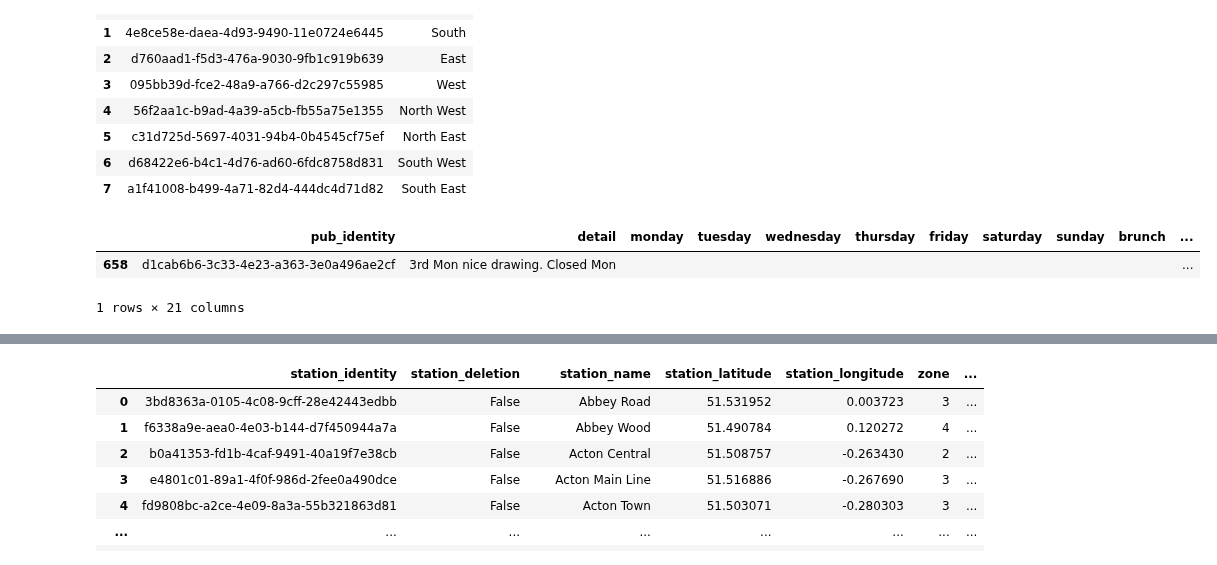
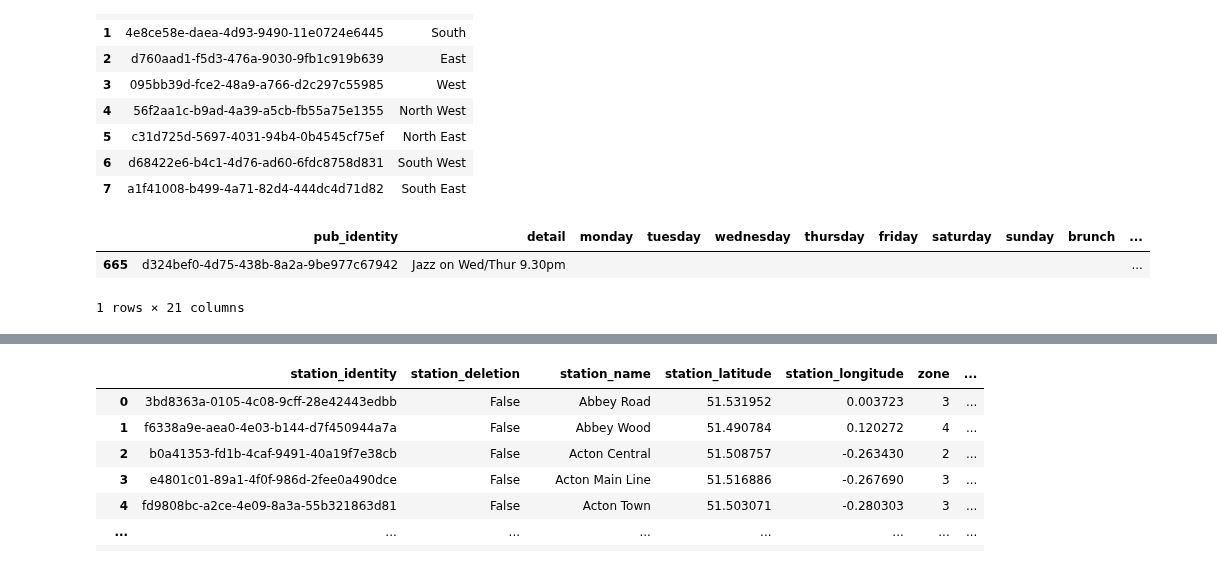
Before and after one commit to cartsmate/thepubcrawls, a Jupyter notebook: stations_edit.ipynb, the cells around one changed output, grey strips where cells are left out. Cells and saved outputs as stored; diff of their text form; code cells hidden in the pictures.

```diff
--- a/stations_edit.ipynb
+++ b/stations_edit.ipynb
@@ -145,34 +145,34 @@ df2.shape[0]
 # df.loc[df['postcode'].str[:1] == 'N', 'direction'] = "North"
 # df.loc[df['postcode'].str[:1] == 'S', 'direction'] = "South"
 # df.loc[df['postcode'].str[:1] == 'E', 'direction'] = "East"
 # df.loc[df['postcode'].str[:1] == 'W', 'direction'] = "West"
 
 # df['col'].str.slice(0, 9)
 # df.loc[df['postcode'].str[:2].isin(['WC','EC']), 'direction'] = "Central"
 # df2 = df.loc[df['postcode'].str[:1] == 'N']
 # # df3 = df2.loc[~df2['postcode'].str[:2].isin(['W1','W2','W3','W4','W5','W6','W7','W8','W9','WC'])]
 # # df3 = df2.loc[~df2['postcode'].str[:2].isin(['E1','E2','E3','E4','E5','E6','E7','E8','E9','EC'])]
 # df3 = df2.loc[~df2['postcode'].str[:2].isin(['N1','N2','N3','N4','N5','N6','N7','N8','N9'])]
 # df3
 
 # df_new = pd.DataFrame({'direction_identity':uuid.uuid4(), 'direction_name':'Central', 'direction_deletion': False }, index=[0])
 # df2 = pd.concat([df_new, df], ignore_index=True)
 # df2
 
 import os
 import uuid
 import pandas as pd
 cwd = os.getcwd()
 df = pd.read_csv(cwd + '/files/diary.csv')
 df = df.fillna('')
 # df = df.drop('live', axis=1)
 # df2 = df[(df['detail'] != '') & (df['detail'] != 'TBC') & (df['detail'] != 'Outdoor seating')]
-df2 = df[df['detail'].str.contains("Mon")]
+df2 = df[df['detail'].str.contains("Wed")]
 # df2 = df[df['entertain'] != '']
 df2.head(1)
 # df2
 # %% [output]
 |  | pub_identity | detail | monday | tuesday | wednesday | thursday | friday | saturday | sunday | brunch | ... |
-| 658 | d1cab6b6-3c33-4e23-a363-3e0a496ae2cf | 3rd Mon nice drawing. Closed Mon |  |  |  |  |  |  |  |  | ... |
+| 665 | d324bef0-4d75-438b-8a2a-9be977c67942 | Jazz on Wed/Thur 9.30pm |  |  |  |  |  |  |  |  | ... |
 1 rows × 21 columns
 # %%
```
Also changed, not shown: parts of 1 cell of this notebook, 1 other file.
